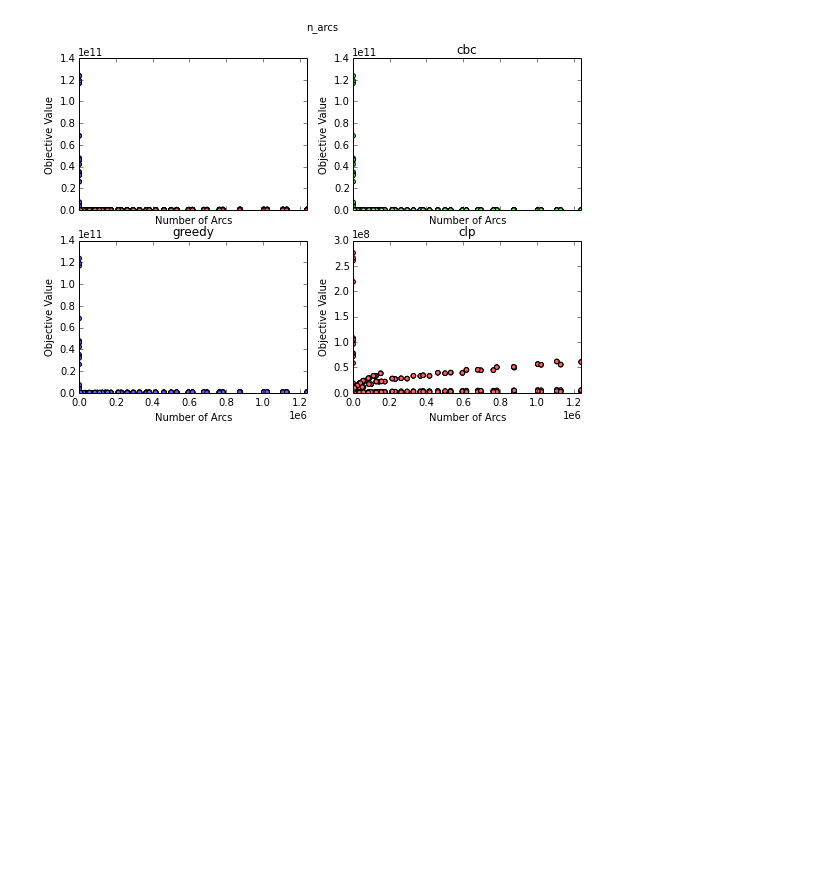
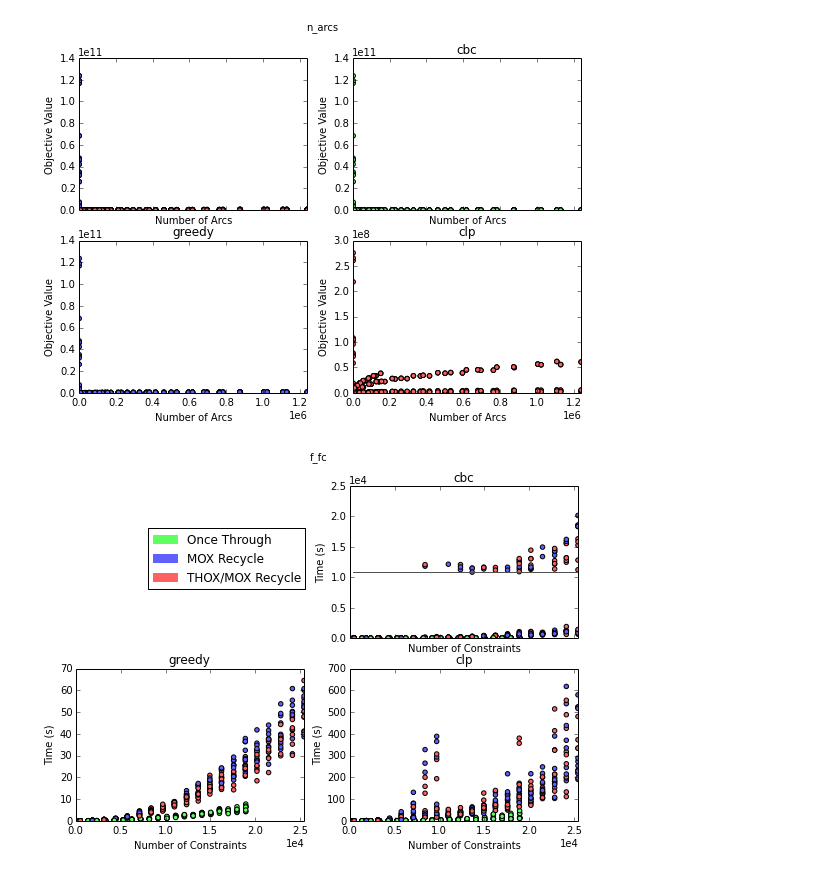
Before and after one commit to gidden/cyclopts, a Jupyter notebook: nbs/capabilities.ipynb, the cells around one changed output. Drawn from its saved outputs; the diff is of its cells as text; code cells hidden in the pictures; blank space fills up the shorter version.

```diff
--- a/nbs/capabilities.ipynb
+++ b/nbs/capabilities.ipynb
@@ -85,4 +85,8 @@ _ = ctx.four_pane_scatter('n_arcs')
 _ = ctx.four_pane_scatter('n_arcs', ykind='obj')
 # %% [output]
 [figure]
+# %%
+ctx.three_pane_colorparam('n_constrs', 'f_fc')
+# %% [output]
+[figure, added]
 # %%
```
Also changed, not shown: parts of 1 cell of this notebook.
